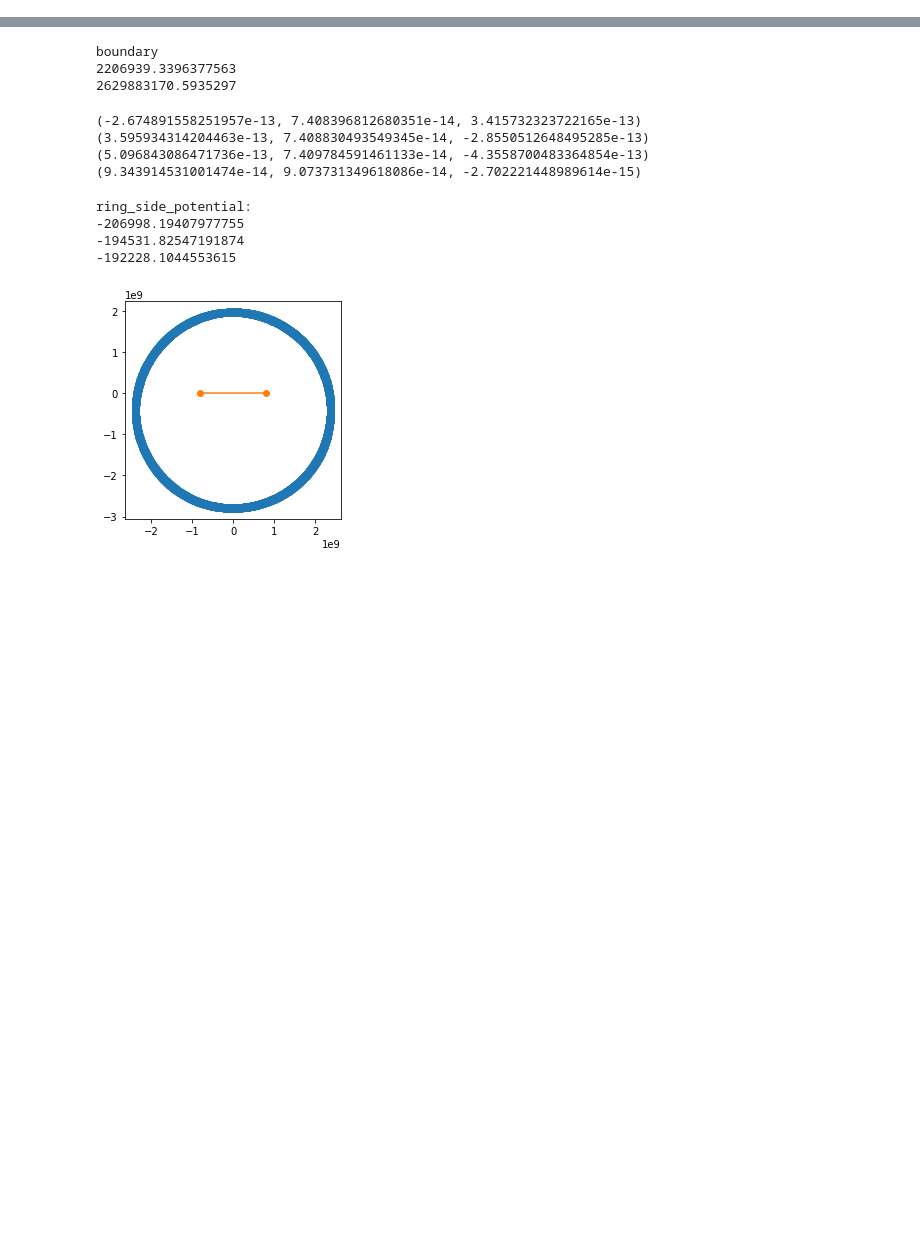
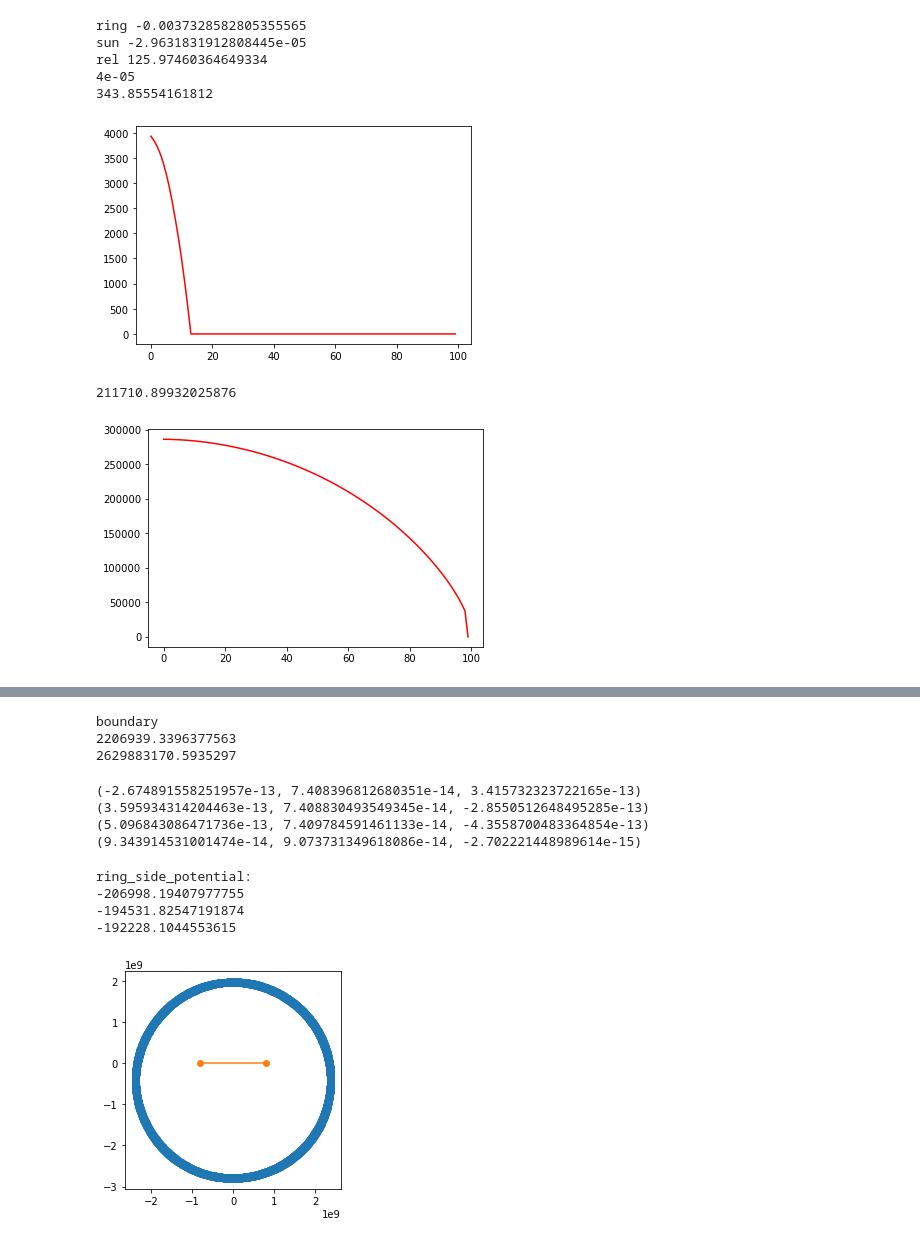
Before and after one commit to vashu1/data_snippets, a Jupyter notebook: space/ringworld/ringworld.ipynb, the cells around one changed output, grey strips where cells are left out. Drawn from its saved outputs; the diff is of its cells as text; code cells hidden in the pictures; blank space fills up the shorter version.

Commit message:
curve of the Ringworlds surface

```diff
--- a/space/ringworld/ringworld.ipynb
+++ b/space/ringworld/ringworld.ipynb
@@ -77,6 +77,10 @@ def integrate_rect(rect: Rect, mass: float, point: Point) -> Point:
     min_distance = min(distances)
     if max_distance < 1:
         return 0, 0, 0  # point is inside ring so we stop recursion
+    split = min_distance < 1
+    if not split:
+        rel = (max_distance - min_distance) / min_distance
+        split = rel > SPLIT_RECT_REL_THRESHOLD
     rel = (max_distance - min_distance) / min_distance
     if rel > SPLIT_RECT_REL_THRESHOLD:
         return sum_v(*[integrate_rect(rect2, mass/4, point) for rect2 in split_rect(rect)])
@@ -218,11 +222,14 @@ def leapfrog(time: float, p: Point, v: Point, fa: Callable[[Point], Point], dt:
     return points
 
 
+def sun_a(p: Point) -> Point:
+    sun_g = G * SUN_MASS / distance_square(p)
+    return mul_v(unit(p), -sun_g)
+
+
 def ring_a(p: Point) -> Point:
     ring_g_v = integrate(p)
-    sun_g = G * SUN_MASS / distance_square(p)
-    sun_g_v = mul_v(unit(p), -sun_g)
-    a = sum_v(ring_g_v, sun_g_v)
+    a = sum_v(ring_g_v, sun_a(p))
     return a
 
 
@@ -293,0 +282,64 @@ True
+# %%
+# we need to curve edges of the Ring from the Sun a little to compencate for the Sun and Ring gravity towards the centers
+
+print('ring', integrate((RING_RADIUS,0,RING_WIDTH/2))[2])
+print('sun', sun_a((RING_RADIUS,0,RING_WIDTH/2))[2])
+print('rel', integrate((RING_RADIUS,0,RING_WIDTH/2))[2] / sun_a((RING_RADIUS,0,RING_WIDTH/2))[2])
+print(0.006 * (1/150))
+
+width = 1000
+heights = [1] * width
+heights = [0] * (width -300)+[1]*300
+g_sun = 0.006
+
+# what would happen with 100 m deep oceans
+width = 100
+heights = [1] * width
+heights = [0] * (width -14)+[1]*14
+pressure = 0
+for i in range(width):
+  if heights[i] == 0:
+    continue
+  w = (width - i) / width
+  rg = -integrate((RING_RADIUS,0,RING_WIDTH/2 * w))[2]
+  sg = -sun_a((RING_RADIUS,0,RING_WIDTH/2 * w))[2]
+  g = rg+sg
+  #g -= heights[i]*10/1e3/150e6 / 2  # does not change much
+  old_pressure = pressure
+  pressure += heights[i]*1e7*g
+  heights[i] += old_pressure
+
+print(sum(heights) / len(heights))
+import matplotlib.pyplot as plt
+plt.plot(list(reversed(heights)), color='r')
+plt.show()
+
+# surface of the Rsing
+width = 100
+heights = [1] * width
+pressure = 0
+for i in range(width):
+  if heights[i] == 0:
+    continue
+  w = (width - i) / width
+  rg = -integrate((RING_RADIUS,0,RING_WIDTH/2 * w))[2]
+  sg = -sun_a((RING_RADIUS,0,RING_WIDTH/2 * w))[2]
+  g = rg+sg
+  #g -= heights[i]*10/1e3/150e6 / 2  # does not change much
+  old_pressure = pressure
+  pressure += heights[i]*1e7*g
+  heights[i] += old_pressure
+
+print(sum(heights) / len(heights))
+import matplotlib.pyplot as plt
+plt.plot(list(reversed(heights)), color='r')
+plt.show()
+# %% [output]
+ring -0.0037328582805355565
+sun -2.9631831912808445e-05
+rel 125.97460364649334
+4e-05
+343.85554161812
+[figure, added]
+211710.89932025876
+[figure, added]
```
Also changed, not shown: parts of 5 cells of this notebook.
